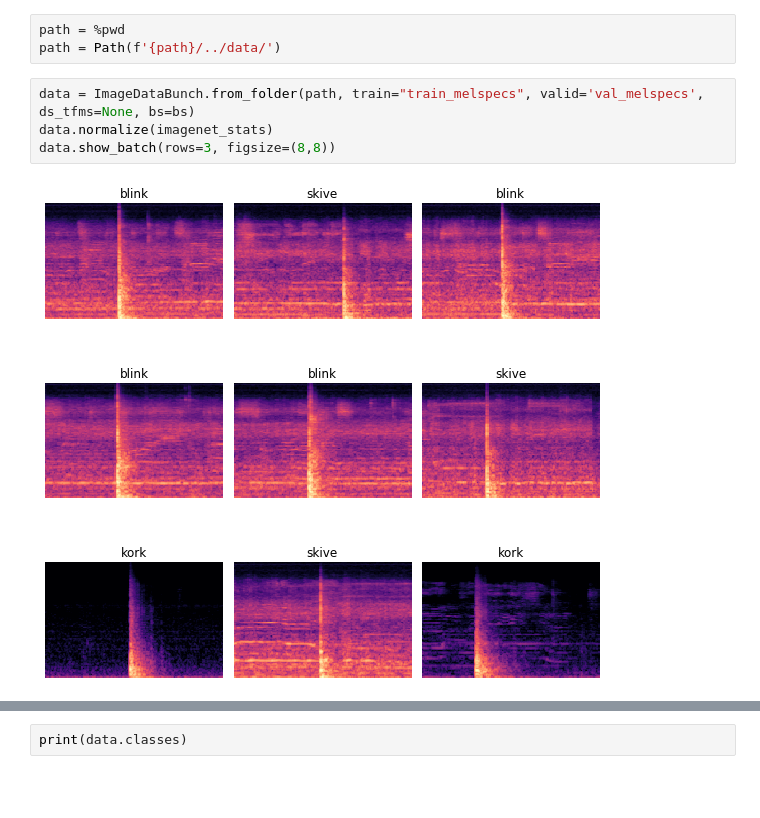
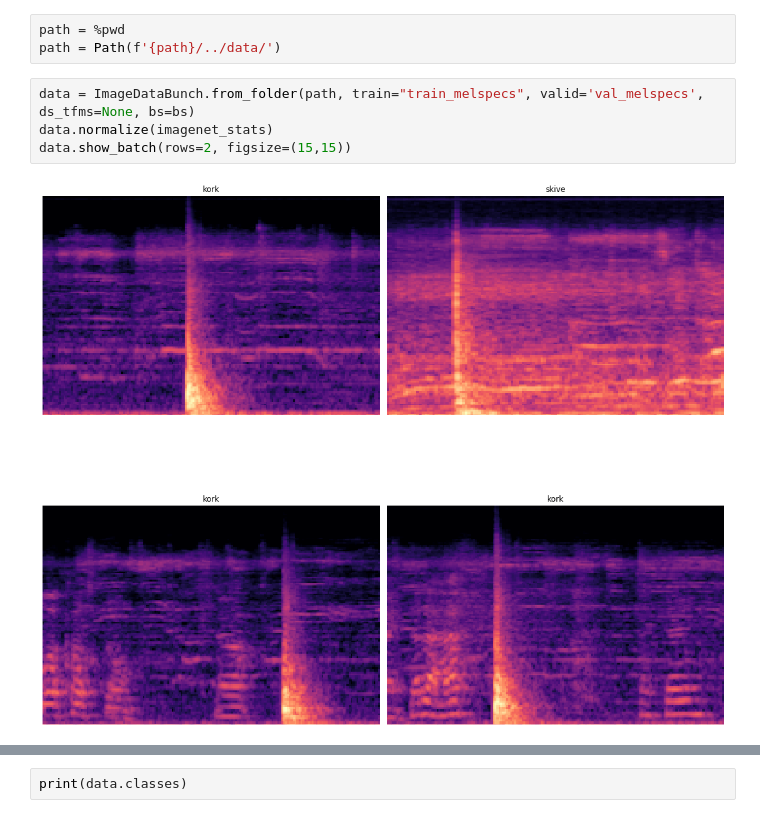
Before and after one commit to skaliy/audio_classification, a Jupyter notebook: nbs/spectogram_classification.ipynb, the cells around one changed output, grey strips where cells are left out. Cells and saved outputs as stored; diff of their text form; blank space fills up the shorter version.

```diff
--- a/nbs/spectogram_classification.ipynb
+++ b/nbs/spectogram_classification.ipynb
@@ -17,6 +17,6 @@ path = Path(f'{path}/../data/')
 # %%
 data = ImageDataBunch.from_folder(path, train="train_melspecs", valid='val_melspecs', ds_tfms=None, bs=bs)
 data.normalize(imagenet_stats)
-data.show_batch(rows=3, figsize=(8,8))
+data.show_batch(rows=2, figsize=(15,15))
 # %% [output]
-[figure, old version]
+[figure, new version]
```
Also changed, not shown: parts of 30 cells of this notebook, 3 other files.
